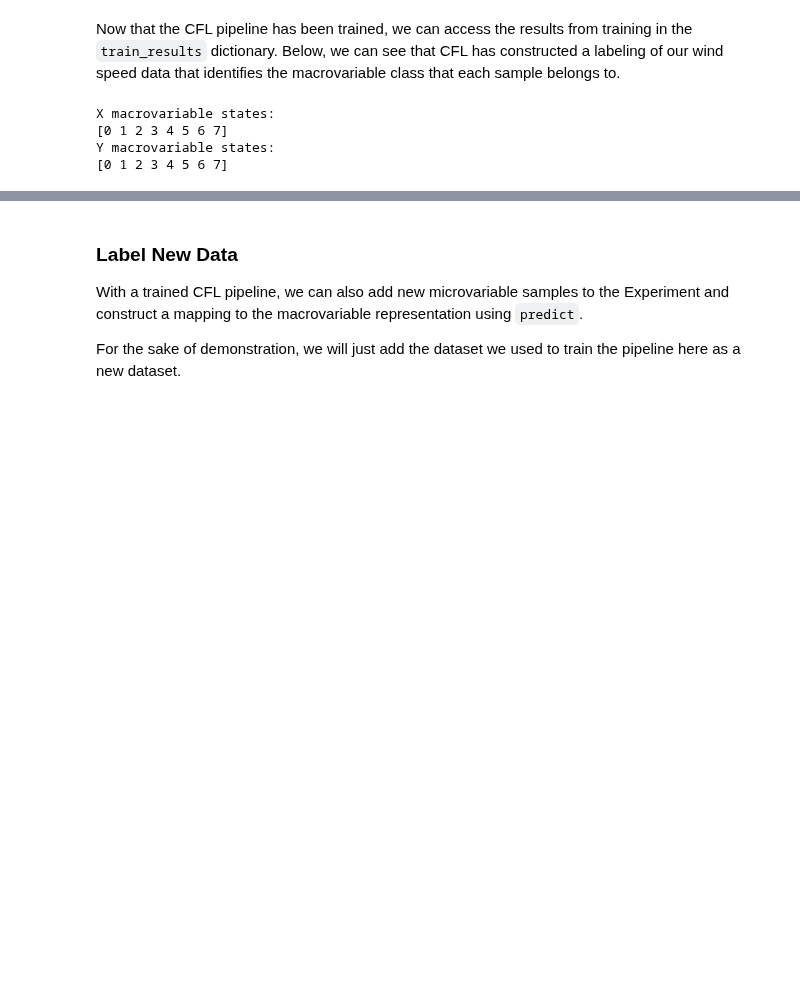
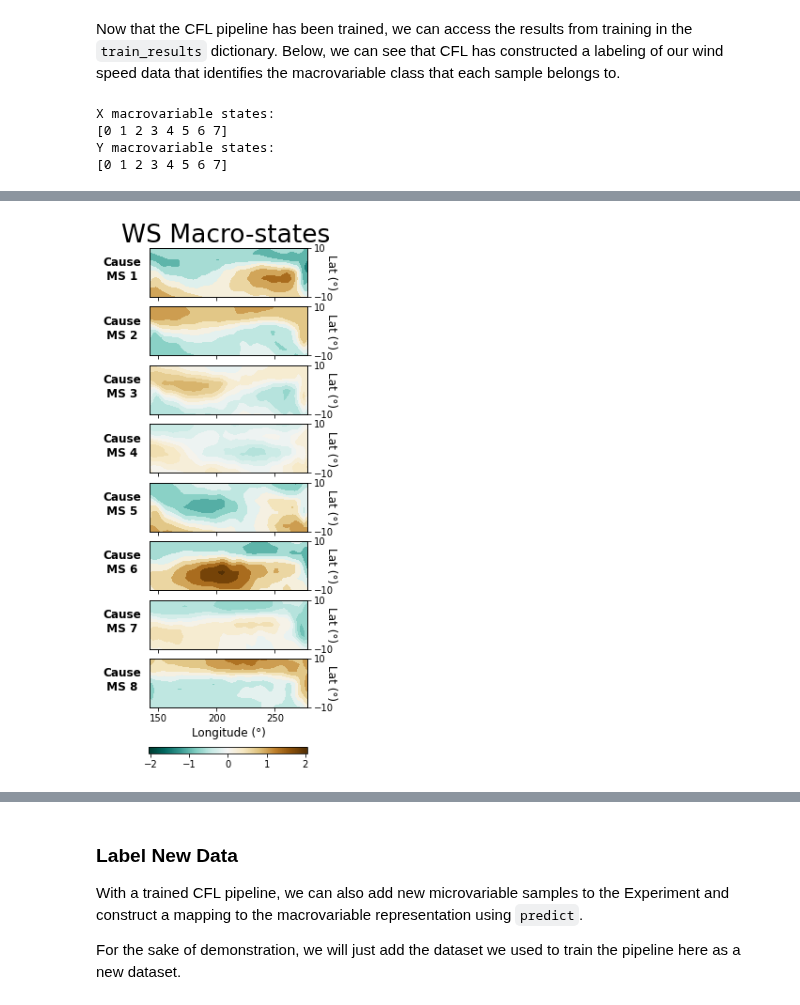
Before and after one commit to eberharf/cfl, a Jupyter notebook: docs/source/dataset_applications/el_nino_example.ipynb, the cells around one changed output, grey strips where cells are left out. Cells and saved outputs as stored; diff of their text form; code cells hidden in the pictures; blank space fills up the shorter version.

```diff
--- a/docs/source/dataset_applications/el_nino_example.ipynb
+++ b/docs/source/dataset_applications/el_nino_example.ipynb
@@ -162,40 +214,0 @@ with open('results/experiment0010/dataset_train/EffectClusterer_results.pickle',
-# %%
-# plot microvariable averages per cause macro-state
-nxlbls = len(np.unique(xlbls))
-fig,ax = plt.subplots(nxlbls,1, figsize=(3,(nxlbls+1)*1), sharex=True, sharey=True)
-means = np.zeros((nxlbls,X.shape[1]))
-for i,lbl in enumerate(np.unique(xlbls)):
-    means[i] = np.mean(X[xlbls==lbl], axis=0)
-bound = np.max(np.abs([np.min(means),np.max(means)]))
-vmin,vmax=-bound,bound
-for i,lbl in enumerate(np.unique(xlbls)):
-    if i==len(np.unique(ylbls))-1:
-        xlabel = 'Longitude (°)'
-        ylabel = f'Cause\nMS {lbl+1}'
-        cmap_label = 'WS (m/s)'
-    else:
-        xlabel = None
-        # ylabel = f'Cause MS {lbl+1}\n'
-        ylabel = f'Cause\nMS {lbl+1}\n'
-        cmap_label = None
-    im = plot_contour_map(data=means[i],
-                            ax=ax[i],
-                            imshape=IMSHAPE,
-                            title=None,
-                            cmap=WS_CMAP,
-                            cmap_label=cmap_label,
-                            vmin=vmin,
-                            vmax=vmax,
-                            xlabel=xlabel,
-                            ylabel=ylabel)
-    ax[i].set_ylabel(f'Cause\n MS {lbl+1}\n', fontsize=12, fontweight='bold', rotation=0, labelpad=50, loc='bottom')
-    ax[i].set_yticks([])
-    axflip = ax[i].twinx()
-    axflip.set_ylabel('Lat (°)', rotation=270)
-    axflip.set_yticks((-10,10))
-cax = fig.add_axes([0.12, 0.05, 0.78, 0.01])
-cb = fig.colorbar(ScalarMappable(norm=im.norm, cmap=im.cmap), orientation="horizontal", cax=cax) # pad=0.5)
-cb.set_label(label='WS (m/s)', ) # rotation=-90, fontsize=12, labelpad=15)
-plt.suptitle('WS Macro-states', y=0.92) # , fontweight='bold')
-plt.savefig(os.path.join(FIG_PATH, 'ws_macrostates'), bbox_inches='tight')
-plt.show()
@@ -283,0 +273,5 @@ plt.show()
+# %%
+plot_macrostate_means(data=X, lbls=xlbls, cmap_label='WS (m/s)', c_or_e='Cause',
+    series_label='WS')
+# %% [output]
+[figure, added]
```
Also changed, not shown: parts of 16 cells of this notebook, 6 other files.
